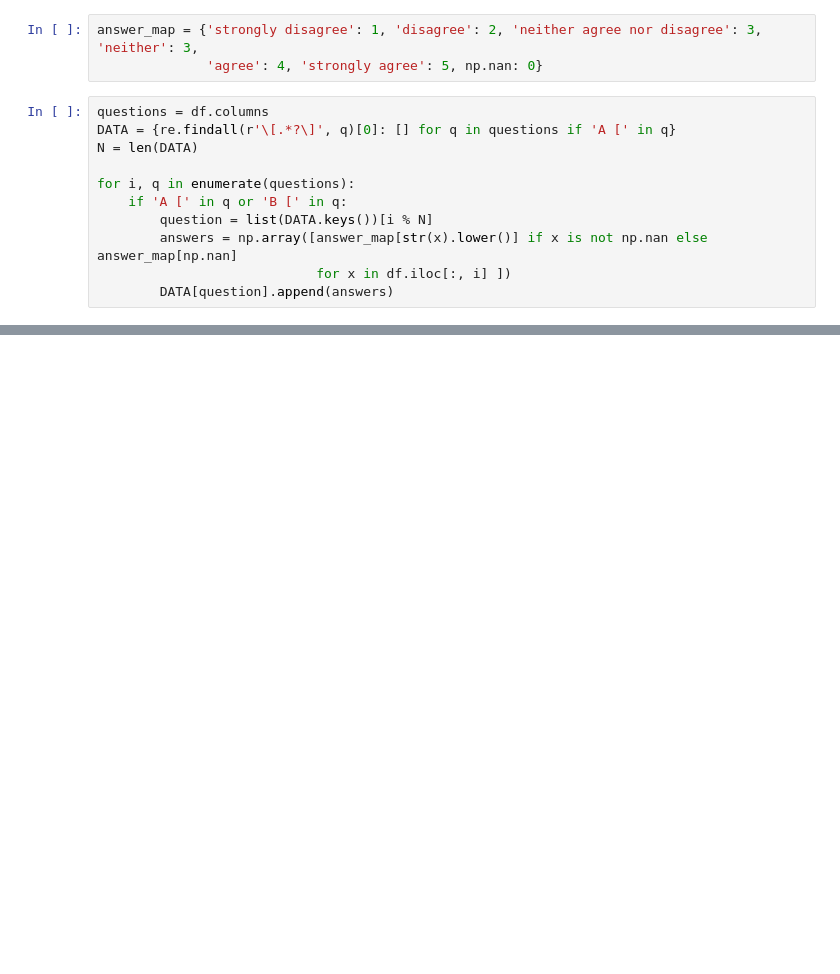
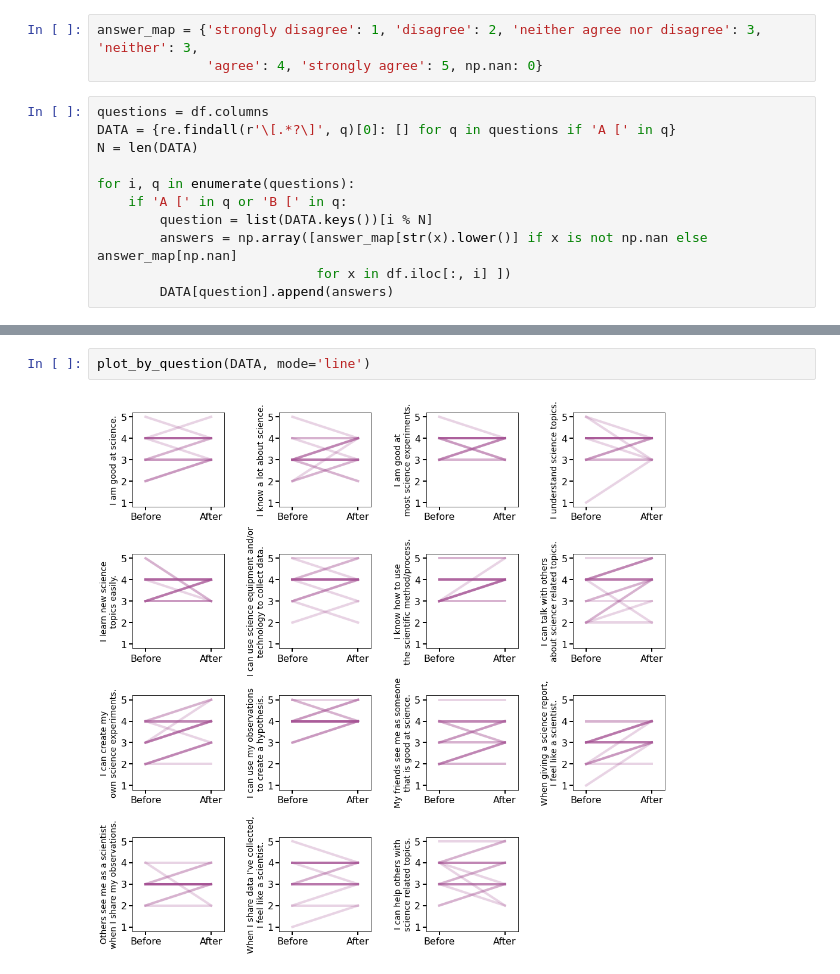
Before and after one commit to stetef/Nanocamp, a Jupyter notebook: Analysis.ipynb, the cells around one changed output, grey strips where cells are left out. Drawn from its saved outputs; the diff is of its cells as text; blank space fills up the shorter version.

```diff
--- a/Analysis.ipynb
+++ b/Analysis.ipynb
@@ -69,0 +110,4 @@ plt.savefig(f'Figures/before_vs_after.png', dpi=800, bbox_inches='tight')
+# %%
+plot_by_question(DATA, mode='line')
+# %% [output]
+[figure, added]
```
Also changed, not shown: parts of 3 cells of this notebook, 8 other files.
